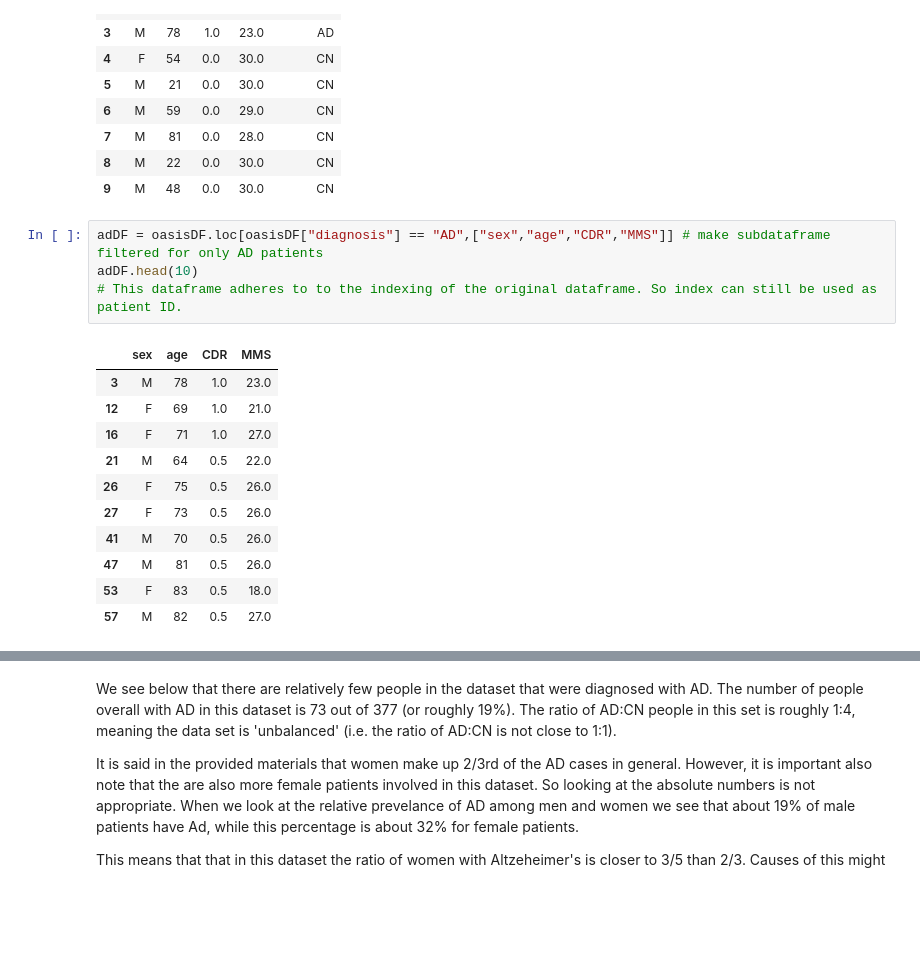
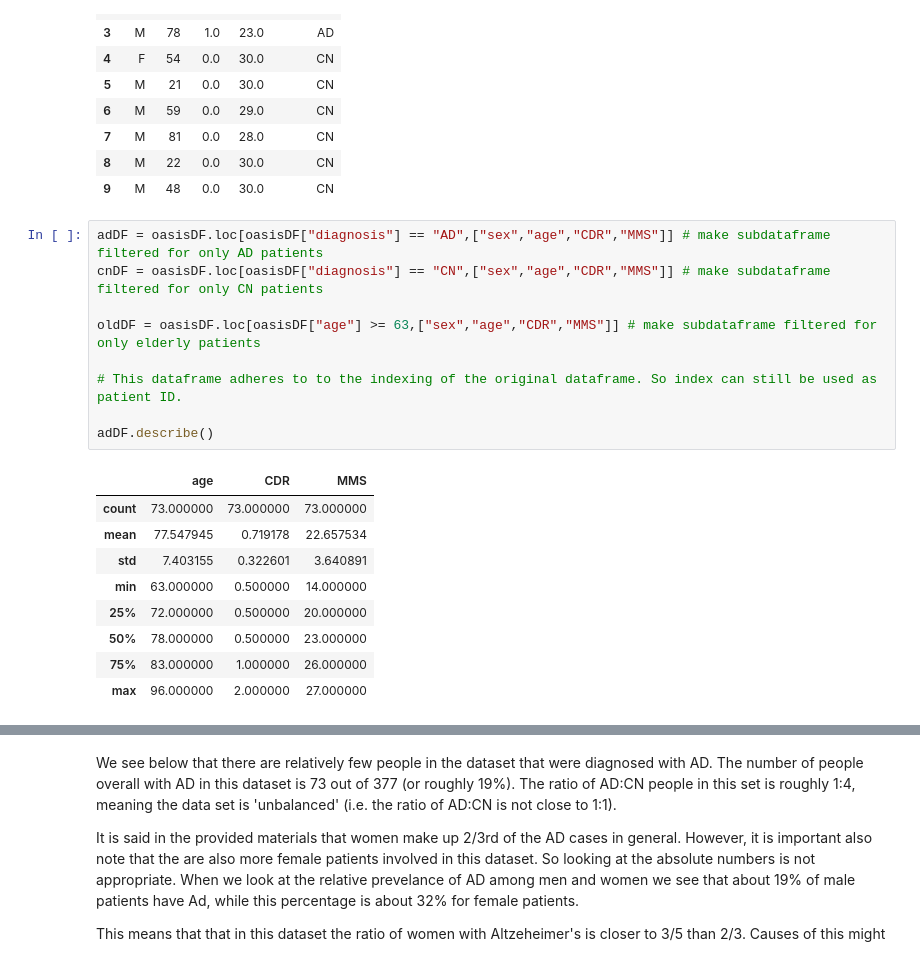
Before and after one commit to lphoogenboom/altenheim, a Jupyter notebook: Jupyter/Part_I_SC42140.ipynb, the cells around one changed output, grey strips where cells are left out. Drawn from its saved outputs; the diff is of its cells as text; blank space fills up the shorter version.

```diff
--- a/Jupyter/Part_I_SC42140.ipynb
+++ b/Jupyter/Part_I_SC42140.ipynb
@@ -77,17 +77,20 @@ oasisDF.head(10)
 | 9 | M | 48 | 0.0 | 30.0 | CN |
 # %%
 adDF = oasisDF.loc[oasisDF["diagnosis"] == "AD",["sex","age","CDR","MMS"]] # make subdataframe filtered for only AD patients
-adDF.head(10)
+cnDF = oasisDF.loc[oasisDF["diagnosis"] == "CN",["sex","age","CDR","MMS"]] # make subdataframe filtered for only CN patients
+
+oldDF = oasisDF.loc[oasisDF["age"] >= 63,["sex","age","CDR","MMS"]] # make subdataframe filtered for only elderly patients
+
 # This dataframe adheres to to the indexing of the original dataframe. So index can still be used as patient ID.
+
+adDF.describe()
 # %% [output]
-|  | sex | age | CDR | MMS |
-| 3 | M | 78 | 1.0 | 23.0 |
-| 12 | F | 69 | 1.0 | 21.0 |
-| 16 | F | 71 | 1.0 | 27.0 |
-| 21 | M | 64 | 0.5 | 22.0 |
-| 26 | F | 75 | 0.5 | 26.0 |
-| 27 | F | 73 | 0.5 | 26.0 |
-| 41 | M | 70 | 0.5 | 26.0 |
-| 47 | M | 81 | 0.5 | 26.0 |
-| 53 | F | 83 | 0.5 | 18.0 |
-| 57 | M | 82 | 0.5 | 27.0 |
+|  | age | CDR | MMS |
+| count | 73.000000 | 73.000000 | 73.000000 |
+| mean | 77.547945 | 0.719178 | 22.657534 |
+| std | 7.403155 | 0.322601 | 3.640891 |
+| min | 63.000000 | 0.500000 | 14.000000 |
+| 25% | 72.000000 | 0.500000 | 20.000000 |
+| 50% | 78.000000 | 0.500000 | 23.000000 |
+| 75% | 83.000000 | 1.000000 | 26.000000 |
+| max | 96.000000 | 2.000000 | 27.000000 |
```
Also changed, not shown: parts of 9 cells of this notebook, 36 other files.
